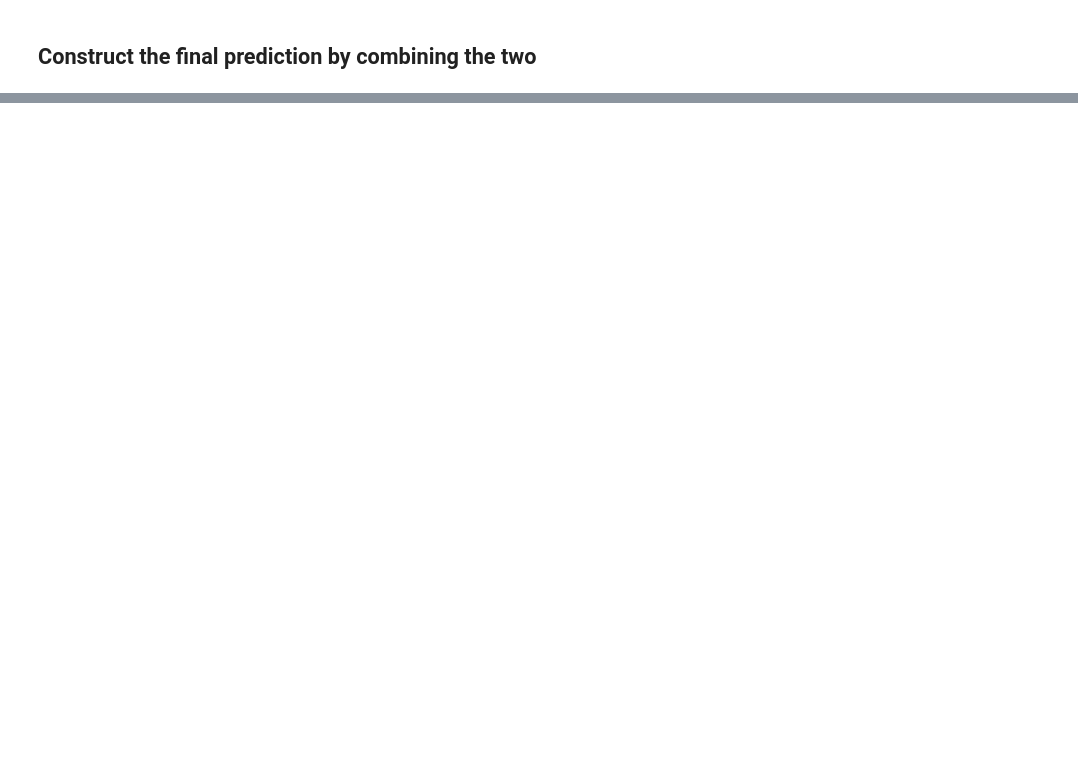
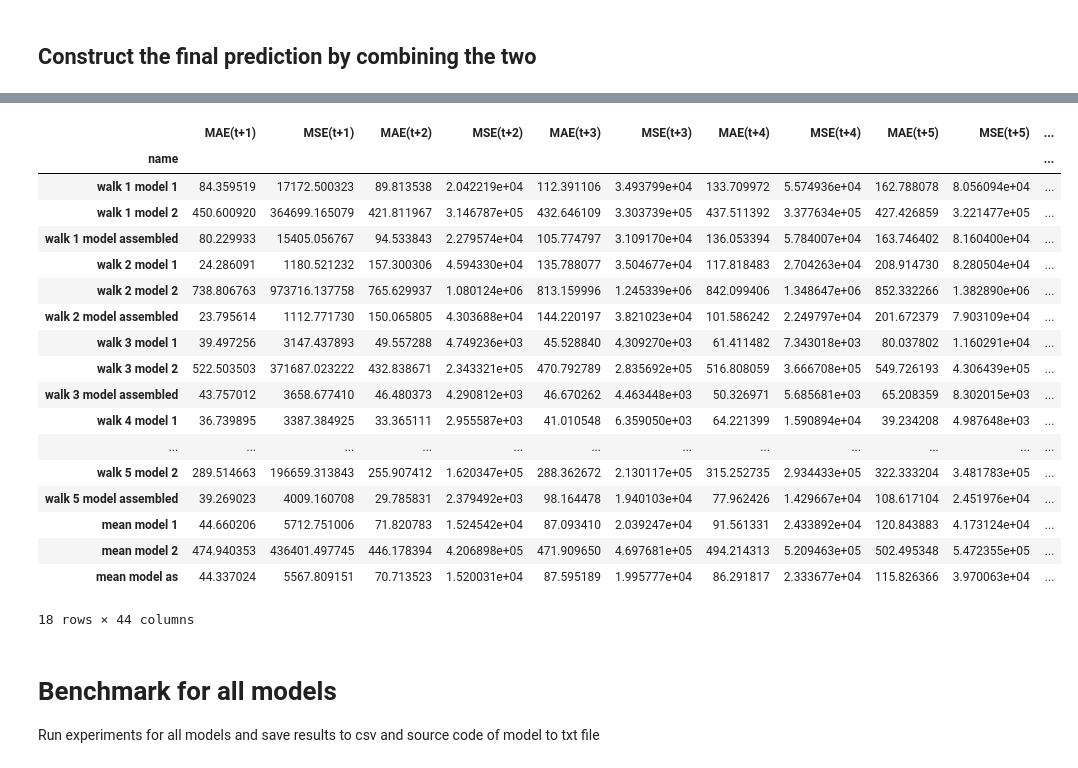
Before and after one commit to gerardmargaux/CovidThesis, a Jupyter notebook: src/LSTM-GPU.ipynb, the cells around one changed output, grey strips where cells are left out. Saved outputs shown, nothing was run; the diff lists cells and outputs as text; code cells hidden in the pictures; blank space fills up the shorter version.

```diff
--- a/src/LSTM-GPU.ipynb
+++ b/src/LSTM-GPU.ipynb
@@ -1093,0 +1317,3 @@ pd.concat([error_1, error_2, error_assembled]).set_index('model')
+# %%
+df_error = walk_forward_assembly(get_dense_model, dg, get_encoder_decoder, dg_2, get_assemble,
+                     220, 30, 30, epochs=200, verbose=0)
@@ -1093,0 +1338,25 @@ pd.concat([error_1, error_2, error_assembled]).set_index('model')
+# %%
+df_error
+# %% [output]
+|  | MAE(t+1) | MSE(t+1) | MAE(t+2) | MSE(t+2) | MAE(t+3) | MSE(t+3) | MAE(t+4) | MSE(t+4) | MAE(t+5) | MSE(t+5) | ... |
+| name |  |  |  |  |  |  |  |  |  |  | ... |
+| walk 1 model 1 | 84.359519 | 17172.500323 | 89.813538 | 2.042219e+04 | 112.391106 | 3.493799e+04 | 133.709972 | 5.574936e+04 | 162.788078 | 8.056094e+04 | ... |
+| walk 1 model 2 | 450.600920 | 364699.165079 | 421.811967 | 3.146787e+05 | 432.646109 | 3.303739e+05 | 437.511392 | 3.377634e+05 | 427.426859 | 3.221477e+05 | ... |
+| walk 1 model assembled | 80.229933 | 15405.056767 | 94.533843 | 2.279574e+04 | 105.774797 | 3.109170e+04 | 136.053394 | 5.784007e+04 | 163.746402 | 8.160400e+04 | ... |
+| walk 2 model 1 | 24.286091 | 1180.521232 | 157.300306 | 4.594330e+04 | 135.788077 | 3.504677e+04 | 117.818483 | 2.704263e+04 | 208.914730 | 8.280504e+04 | ... |
+| walk 2 model 2 | 738.806763 | 973716.137758 | 765.629937 | 1.080124e+06 | 813.159996 | 1.245339e+06 | 842.099406 | 1.348647e+06 | 852.332266 | 1.382890e+06 | ... |
+| walk 2 model assembled | 23.795614 | 1112.771730 | 150.065805 | 4.303688e+04 | 144.220197 | 3.821023e+04 | 101.586242 | 2.249797e+04 | 201.672379 | 7.903109e+04 | ... |
+| walk 3 model 1 | 39.497256 | 3147.437893 | 49.557288 | 4.749236e+03 | 45.528840 | 4.309270e+03 | 61.411482 | 7.343018e+03 | 80.037802 | 1.160291e+04 | ... |
+| walk 3 model 2 | 522.503503 | 371687.023222 | 432.838671 | 2.343321e+05 | 470.792789 | 2.835692e+05 | 516.808059 | 3.666708e+05 | 549.726193 | 4.306439e+05 | ... |
+| walk 3 model assembled | 43.757012 | 3658.677410 | 46.480373 | 4.290812e+03 | 46.670262 | 4.463448e+03 | 50.326971 | 5.685681e+03 | 65.208359 | 8.302015e+03 | ... |
+| walk 4 model 1 | 36.739895 | 3387.384925 | 33.365111 | 2.955587e+03 | 41.010548 | 6.359050e+03 | 64.221399 | 1.590894e+04 | 39.234208 | 4.987648e+03 | ... |
+| ... | ... | ... | ... | ... | ... | ... | ... | ... | ... | ... | ... |
+| walk 5 model 2 | 289.514663 | 196659.313843 | 255.907412 | 1.620347e+05 | 288.362672 | 2.130117e+05 | 315.252735 | 2.934433e+05 | 322.333204 | 3.481783e+05 | ... |
+| walk 5 model assembled | 39.269023 | 4009.160708 | 29.785831 | 2.379492e+03 | 98.164478 | 1.940103e+04 | 77.962426 | 1.429667e+04 | 108.617104 | 2.451976e+04 | ... |
+| mean model 1 | 44.660206 | 5712.751006 | 71.820783 | 1.524542e+04 | 87.093410 | 2.039247e+04 | 91.561331 | 2.433892e+04 | 120.843883 | 4.173124e+04 | ... |
+| mean model 2 | 474.940353 | 436401.497745 | 446.178394 | 4.206898e+05 | 471.909650 | 4.697681e+05 | 494.214313 | 5.209463e+05 | 502.495348 | 5.472355e+05 | ... |
+| mean model as | 44.337024 | 5567.809151 | 70.713523 | 1.520031e+04 | 87.595189 | 1.995777e+04 | 86.291817 | 2.333677e+04 | 115.826366 | 3.970063e+04 | ... |
+18 rows × 44 columns
+# %% [markdown]
+# Benchmark for all models
+Run experiments for all models and save results to csv and source code of model to txt file
```
Also changed, not shown: parts of 27 cells of this notebook, 11 other files.
